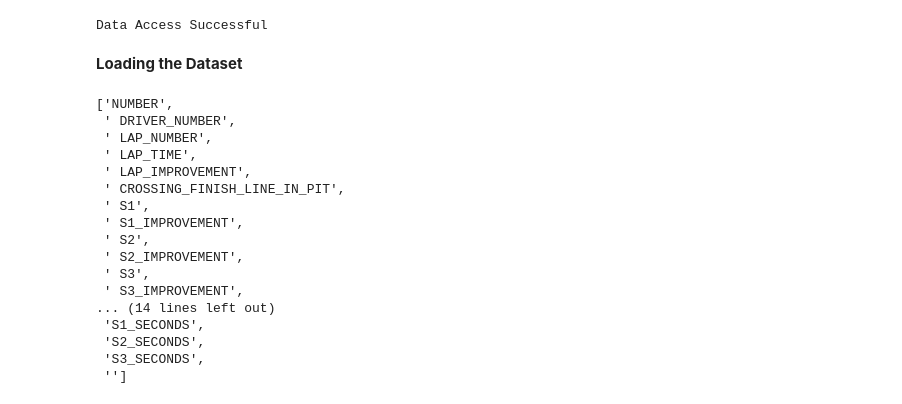
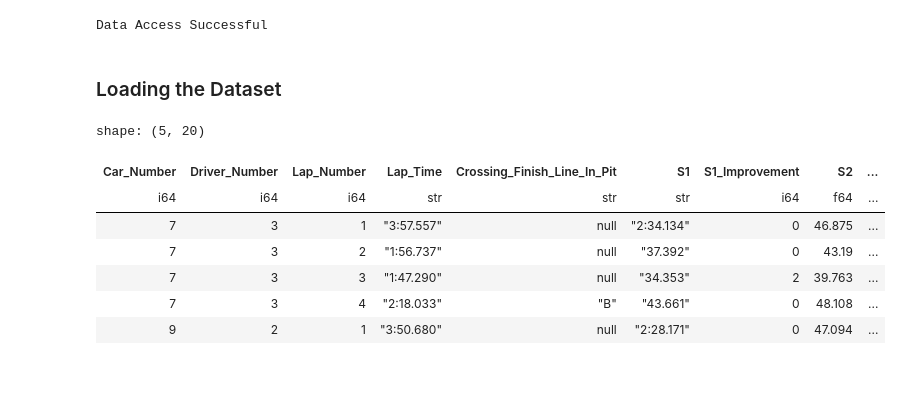
Before and after one commit to anilhimam17/Racing-all-Along, a Jupyter notebook: WEC/notebooks/exploration_bahrain.ipynb, the cells around one changed output. Drawn from its saved outputs; the diff is of its cells as text; code cells hidden in the pictures; blank space fills up the shorter version.

```diff
--- a/WEC/notebooks/exploration_bahrain.ipynb
+++ b/WEC/notebooks/exploration_bahrain.ipynb
@@ -16,25 +20,54 @@ else:
 # %% [output]
 Data Access Successful
 # %% [markdown]
-**Loading the Dataset**
+### Loading the Dataset
 # %%
+# Contextual Names for the cols.
+renamed_cols = {
+    'NUMBER': "Car_Number",
+    ' DRIVER_NUMBER': "Driver_Number",
+    ' LAP_NUMBER': "Lap_Number",
+    ' LAP_TIME': "Lap_Time",
+    ' LAP_IMPROVEMENT': "Lap_Improvement",
+    ' CROSSING_FINISH_LINE_IN_PIT': "Crossing_Finish_Line_In_Pit",
+    ' S1': "S1",
+    ' S1_IMPROVEMENT': "S1_Improvement",
+    ' S2': "S2",
+    ' S2_IMPROVEMENT': "S2_Improvement",
+    ' S3': "S3",
+    ' S3_IMPROVEMENT': "S3_Improvement",
+    ' KPH': "Average_Lap_Speed",
+    ' ELAPSED': "Session_Time_Elapsed",
+    ' HOUR': "Track_Time",
+    'S1_LARGE': "S1_in_mins",
+    'S2_LARGE': "S2_in_mins",
+    'S3_LARGE': "S3_in_mins",
+    'TOP_SPEED': "Top_Speed",
+    'DRIVER_NAME': "Driver_Name",
+    'PIT_TIME': "Pit_Time",
+    'CLASS': "Class",
+    'GROUP': "Group",
+    'TEAM': "Team_Name",
+    'MANUFACTURER': "Manufacturer_Name",
+    'FLAG_AT_FL': "Flag_at_Finish",
+}
+
+# Loading the Dataframe
 quali_data = pl.read_csv(DATASET_PATH / "analysis_quali.csv", separator=";")
-quali_data.columns
+
+# Renaming the cols
+quali_data = quali_data.rename(mapping=renamed_cols)
+
+# Removing the default unnecessary cols
+drop_cols = ['', 'Lap_Improvement', 'S1_in_mins', 'S2_in_mins', 'S3_in_mins', 'Class', 'Group', 'S1_SECONDS', 'S2_SECONDS', 'S3_SECONDS']
+quali_data = quali_data.drop(*drop_cols)
+quali_data.head()
 # %% [output]
-['NUMBER',
- ' DRIVER_NUMBER',
- ' LAP_NUMBER',
- ' LAP_TIME',
- ' LAP_IMPROVEMENT',
- ' CROSSING_FINISH_LINE_IN_PIT',
- ' S1',
- ' S1_IMPROVEMENT',
- ' S2',
- ' S2_IMPROVEMENT',
- ' S3',
- ' S3_IMPROVEMENT',
-... (14 lines left out)
- 'S1_SECONDS',
- 'S2_SECONDS',
- 'S3_SECONDS',
- '']
+shape: (5, 20)
+| Car_Number | Driver_Number | Lap_Number | Lap_Time | Crossing_Finish_Line_In_Pit | S1 | S1_Improvement | S2 | ... |
+| i64 | i64 | i64 | str | str | str | i64 | f64 | ... |
+| 7 | 3 | 1 | "3:57.557" | null | "2:34.134" | 0 | 46.875 | ... |
+| 7 | 3 | 2 | "1:56.737" | null | "37.392" | 0 | 43.19 | ... |
+| 7 | 3 | 3 | "1:47.290" | null | "34.353" | 2 | 39.763 | ... |
+| 7 | 3 | 4 | "2:18.033" | "B" | "43.661" | 0 | 48.108 | ... |
+| 9 | 2 | 1 | "3:50.680" | null | "2:28.171" | 0 | 47.094 | ... |
```
Also changed, not shown: parts of 9 cells of this notebook.
